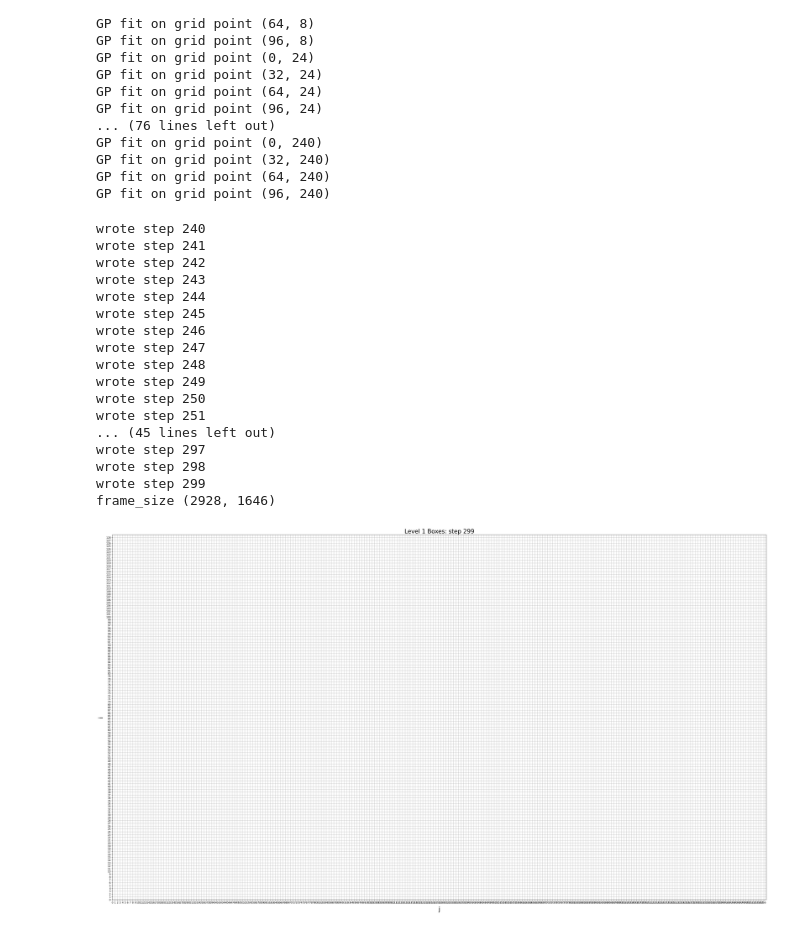
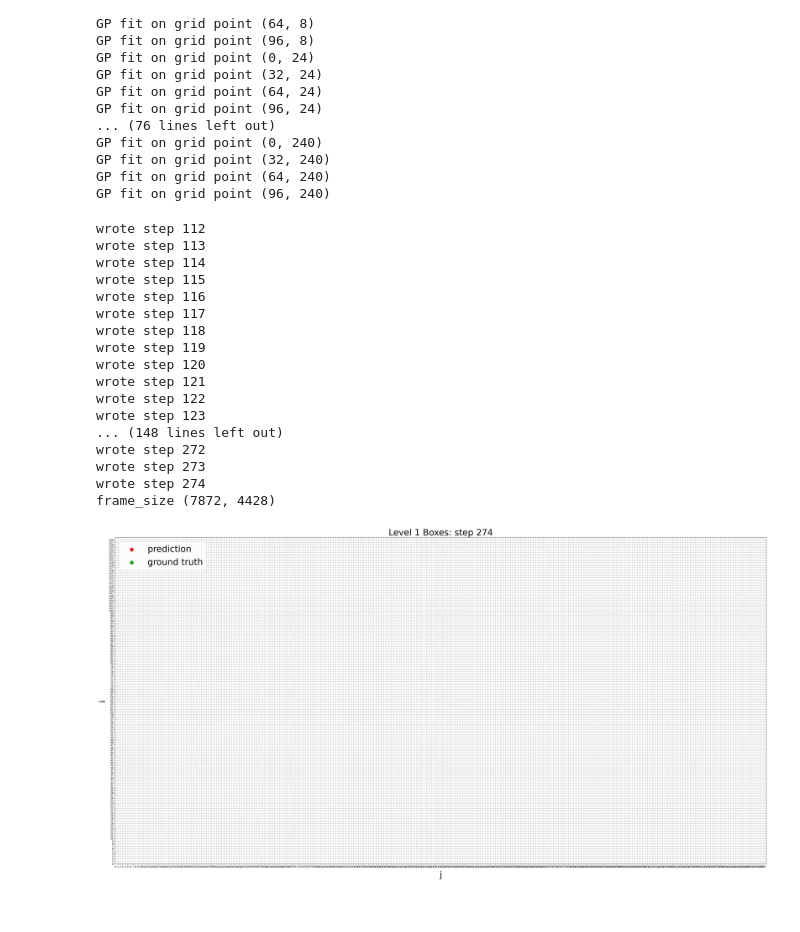
Before and after one commit to cpaolini/EBAMRINS, a Jupyter notebook: gpr_mesh.ipynb, the cells around one changed output. Cells and saved outputs as stored; diff of their text form; code cells hidden in the pictures.

Commit message:
Added colorbar and legend.

```diff
--- a/gpr_mesh.ipynb
+++ b/gpr_mesh.ipynb
@@ -14,6 +14,10 @@ from matplotlib import cm, colors
 from sklearn.gaussian_process import GaussianProcessClassifier
 from sklearn.gaussian_process.kernels import RBF, Matern, DotProduct
 from numpy import interp
+# %%
+startFrame = 275
+endFrame = 400
+file = r"C:\Users\paoli\Downloads\level1.mp4"
 # %%
 path = 'G:\\My Drive\\SHI\\2024'
 os.chdir(path)
@@ -128,9 +132,6 @@ CYAN, BLUE, MAGENTA = (0, 1, 1), (0, 0, 1), (1, 0, 1)
 steps = 10
 minval, maxval = 0.0, 1.0
 # %%
-startFrame = 240
-endFrame = 300
-file = r"C:\Users\paoli\Downloads\level1.mp4"
 path = Path(file)
 if path.is_file():
     os.remove(file)
@@ -142,7 +143,7 @@ fig = plt.figure(figsize=(16*factor, 9*factor), dpi=(1920/16)) #  120 DPI
 #fig = plt.figure(figsize=(16*factor, 9*factor), dpi=72) #  72 is the nominal DPI
 #fig = plt.figure(figsize=(16*factor, 9*factor)) #  72 is the nominal DPI
 ax = fig.add_subplot(111)
-fontSize = 24
+fontSize = 36
 plt.xlabel("j",labelpad=10, fontsize = fontSize)
 plt.ylabel("i",labelpad=10, fontsize = fontSize)
 ax = plt.gca()
@@ -164,54 +165,66 @@ with writer.saving(fig, file, frames):
         for j in range(cols):
             for i in range(rows):
                 if (i,j) in mu:
-                    if mu[i,j][step] > 0.80:
+                    if mu[i,j][step] > 0.50:
                         mean_prediction = mu[i,j][step]
                         std_prediction = sigma[i,j][step]
                         if mean_prediction > 1.0:
                             mean_prediction = 1.0
                         elif mean_prediction < 0.0:
                             mean_prediction = 0.0
                         bw = (mean_prediction + 1.96 * std_prediction)-(mean_prediction - 1.96 * std_prediction)
                         alpha = 1-interp(bw,[-2,2],[0,1])
                         #print(f'[{mean_prediction - 1.96 * std_prediction},{mean_prediction + 1.96 * std_prediction}], bw = {bw}, alpha = {alpha}')
                         rect = patches.Rectangle((j,i), 32,32, linewidth=5, edgecolor=colfunc(mean_prediction, minval, maxval,  BLUE, RED), facecolor='none', alpha=alpha)
                         ax.add_patch(rect)
 
         # add ground truth boxes
         condition = (a[:,0] == step)
         A = a[condition,1:7]
         condition = (A[:,0] == 1) # only level 1 boxes
         h = (A[condition,5])[0]
         for origin in range(A.shape[0]):
             rect = patches.Rectangle((A[origin,1], A[origin,2]), A[origin,3], A[origin,4], linewidth=5, edgecolor="g", facecolor='none')
             ax.add_patch(rect)
             #if step == 243:
             #    print(f'ground truth box: step {step}, origin ({A[origin,1]}, {A[origin,2]}) width {A[origin,3]} height {A[origin,4]}')
 
-        plt.title(f"Level 1 Boxes: step {step}", fontsize = fontSize)
+        plt.title(f"Level 1 Boxes: step {step}", fontsize=fontSize)
         #plt.show()
+        p1 = plt.scatter(0, 0, s=16**2, c='tab:red', label='prediction', alpha=1.0, edgecolors='none')
+        p2 = plt.scatter(0, 0, s=16**2, c='tab:green', label='ground truth', alpha=1.0, edgecolors='none')
+        plt.legend(fontsize=fontSize, loc="upper left")
+        img = plt.imshow(np.array([[0,1]]), cmap="Reds")
+        img.set_visible(False)
+        cbar = plt.colorbar(orientation="vertical")
+        cbar.set_label(label='Probability', size=fontSize, weight='bold')
+        cbar.ax.tick_params(labelsize=fontSize)
         writer.grab_frame()
         print(f'wrote step {step}')
+        cbar.remove()
+        img.remove()
+        p1.remove()
+        p2.remove()
         [p.remove() for p in reversed(ax.patches)]
 
 writer.finish()
 print(f'frame_size {writer.frame_size}')
 # %% [output]
-wrote step 240
-wrote step 241
-wrote step 242
-wrote step 243
-wrote step 244
-wrote step 245
-wrote step 246
-wrote step 247
-wrote step 248
-wrote step 249
-wrote step 250
-wrote step 251
-... (45 lines left out)
-wrote step 297
-wrote step 298
-wrote step 299
-frame_size (2928, 1646)
+wrote step 112
+wrote step 113
+wrote step 114
+wrote step 115
+wrote step 116
+wrote step 117
+wrote step 118
+wrote step 119
+wrote step 120
+wrote step 121
+wrote step 122
+wrote step 123
+... (148 lines left out)
+wrote step 272
+wrote step 273
+wrote step 274
+frame_size (7872, 4428)
-[figure, old version]
+[figure, new version]
```
